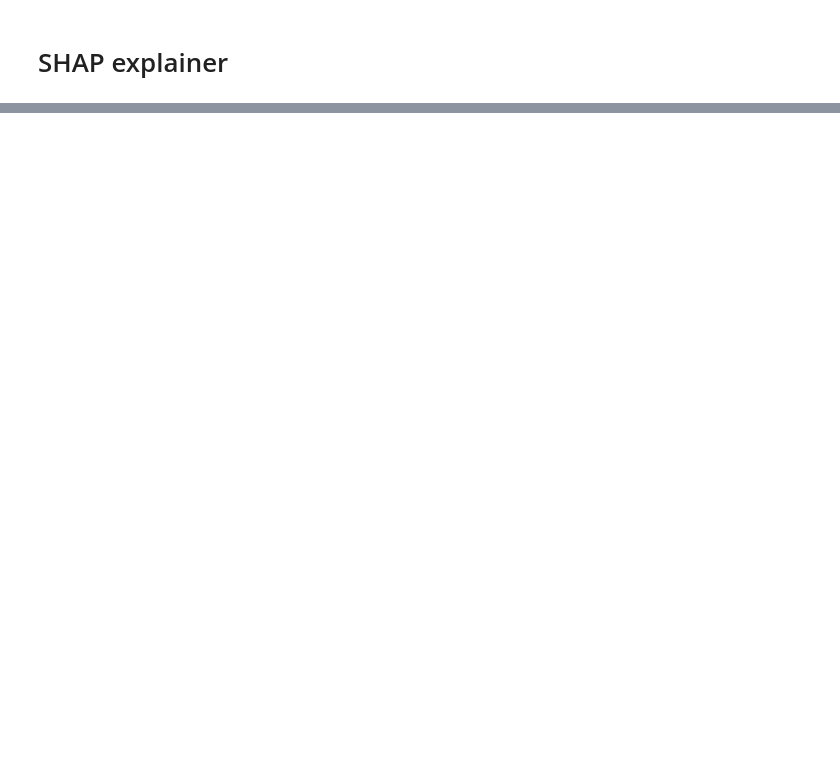
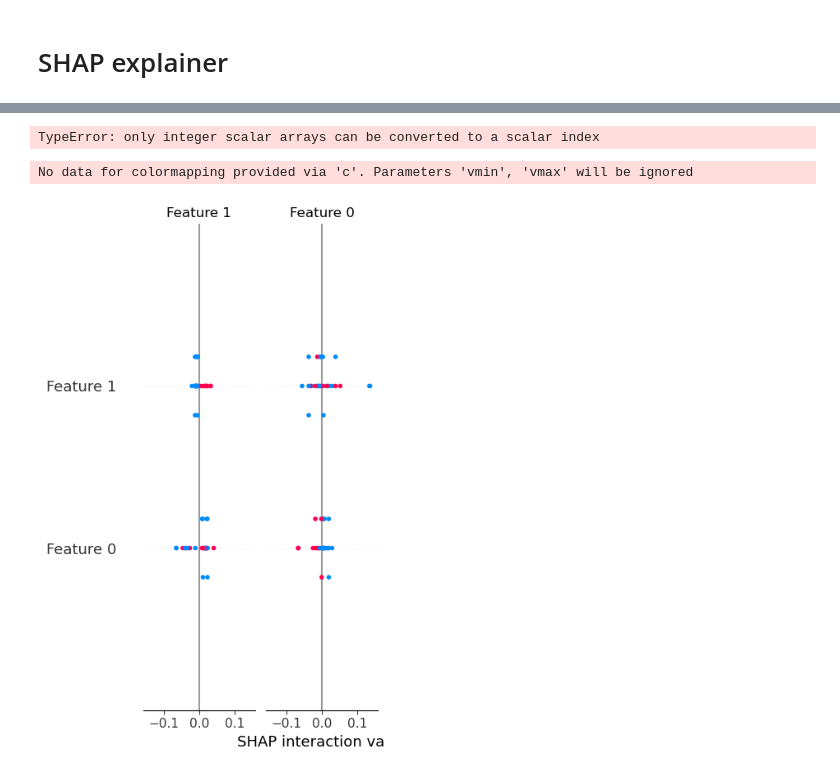
Before and after one commit to marioopv/SRules, a Jupyter notebook: notebooks/SRules/SRules_example.ipynb, the cells around one changed output, grey strips where cells are left out. Cells and saved outputs as stored; diff of their text form; code cells hidden in the pictures; blank space fills up the shorter version.

```diff
--- a/notebooks/SRules/SRules_example.ipynb
+++ b/notebooks/SRules/SRules_example.ipynb
@@ -139,0 +209,4 @@ shap.summary_plot(shap_values, X_train, feature_names=dataset.feature_names, plo
+# %%
+# Evaluate SHAP values
+shap_values = explainer(X_test)
+print_feature_importances_shap_values(shap_values,dataset.feature_names)
@@ -139,0 +235,9 @@ shap.summary_plot(shap_values, X_train, feature_names=dataset.feature_names, plo
+# %%
+shap.plots.bar(shap_values)
+# %% [output]
+TypeError: only integer scalar arrays can be converted to a scalar index
+# %%
+shap.summary_plot(shap_values)
+# %% [output]
+No data for colormapping provided via 'c'. Parameters 'vmin', 'vmax' will be ignored
+[figure, added]
```
Also changed, not shown: parts of 12 cells of this notebook, 4 other files.
